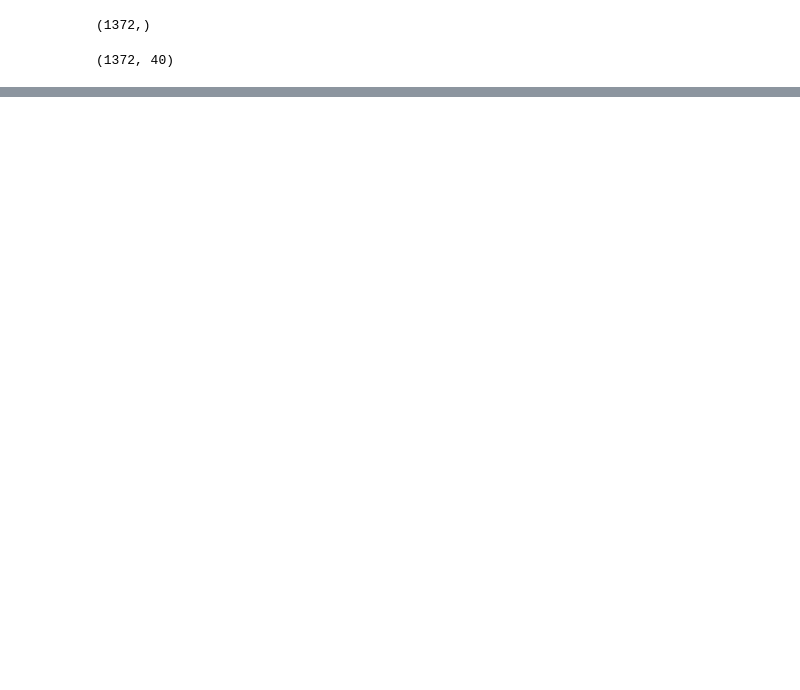
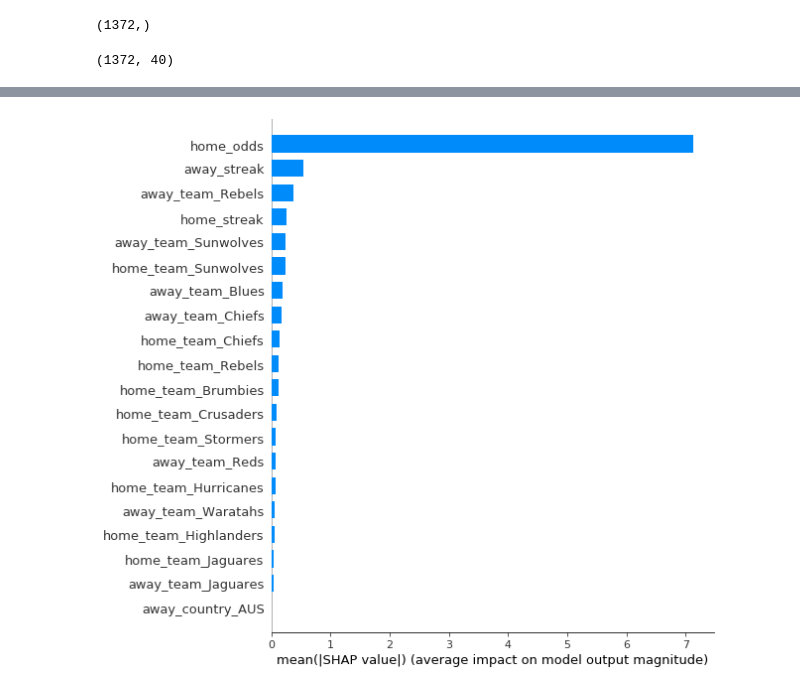
Before and after one commit to kieranbd/superrugby-predictor, a Jupyter notebook: 1_predictor.ipynb, the cells around one changed output, grey strips where cells are left out. Saved outputs shown, nothing was run; the diff lists cells and outputs as text; code cells hidden in the pictures; blank space fills up the shorter version.

```diff
--- a/1_predictor.ipynb
+++ b/1_predictor.ipynb
@@ -240,0 +243,4 @@ mean_absolute_error(y_test, xgb.predict(X_test))
+# %%
+shap.summary_plot(shap_values, X, plot_type="bar")
+# %% [output]
+[figure, added]
```
Also changed, not shown: parts of 32 cells of this notebook, 1 other file.
